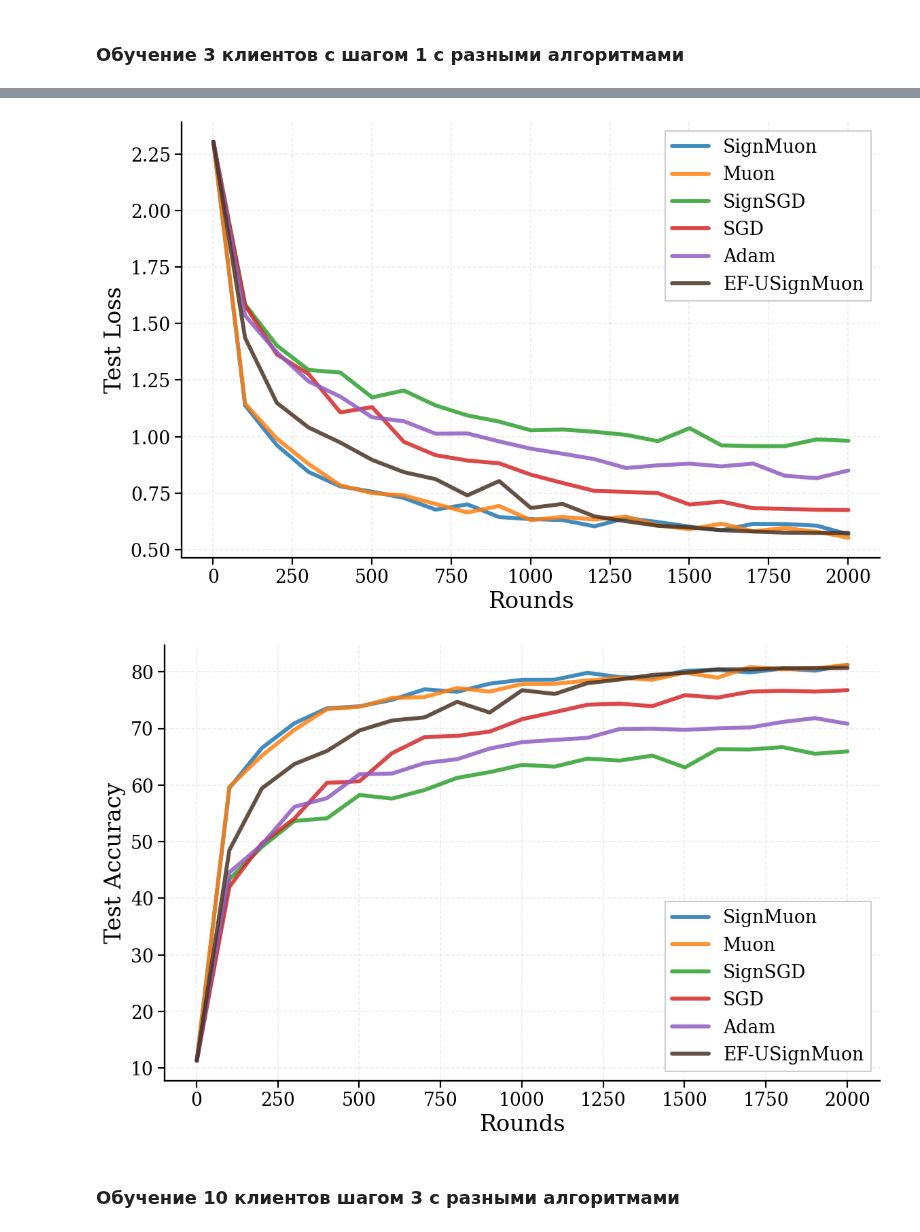
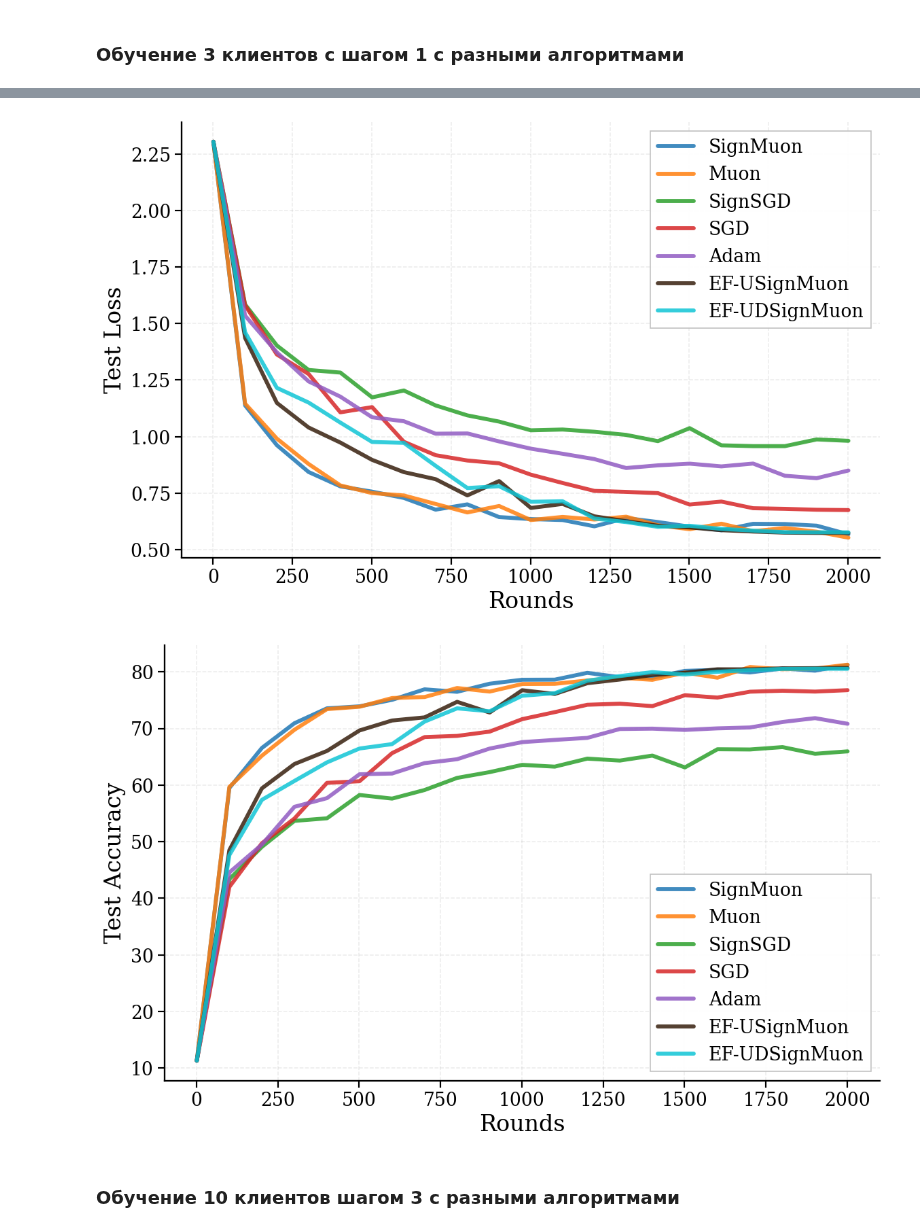
Before and after one commit to intsystems/2026-Project-203, a Jupyter notebook: code/plot_federated.ipynb, the cells around one changed output, grey strips where cells are left out. Saved outputs shown, nothing was run; the diff lists cells and outputs as text; code cells hidden in the pictures.

```diff
--- a/code/plot_federated.ipynb
+++ b/code/plot_federated.ipynb
@@ -140,7 +140,7 @@ plt.rcParams.update({
 
 # tab10 first five + medium pink as the 6th (explicit hex codes).
 COLORS = ["#1f77b4", "#ff7f0e", "#2ca02c", "#d62728",
-          "#915cc2", "#4A3322", "#7f7f7f", "#bcbd22", "#17becf"]
+          "#915cc2", "#37200E", "#10C5D5", "#4A3322", "#bcbd22", "#17becf"]
 _MARKERS = ["o", "s", "^", "D", "v", "P", "X", "*"]
 
 _METRIC_NAMES = {
@@ -342,6 +344,7 @@ plot_multiple_histories(
         "saves_federated/v3_after_renew/fed_cifar10_sgd_homo_cnn2_r2000_c3_s1",
         "saves_federated/v2_correct_moment/fed_cifar10_adam_homo_cnn2_r2000_c3_s1",
         "saves_federated/fed_cifar10_signmuon_ef_21_homo_cnn2_r2000_c3_s1",
+        "saves_federated/fed_cifar10_signmuon_ef_ud_homo_cnn2_r2000_c3_s1",
     ],
     labels=[
         "SignMuon",
@@ -350,37 +353,40 @@ plot_multiple_histories(
         "SGD",
         "Adam",
         "EF-USignMuon",
+        "EF-UDSignMuon",
     ],
     metric="test_loss",
     title="CIFAR10 test loss",
     save_path="im_fed/3_1_loss"
 )
 # %% [output]
-[figure, old version]
+[figure, new version]
 # %%
 plot_multiple_histories(
     run_dirs=[
         "saves_federated/v3_after_renew/fed_cifar10_signmuon_cl_homo_cnn2_r2000_c3_s1",
         "saves_federated/v3_after_renew/fed_cifar10_muon_homo_cnn2_r2000_c3_s1",
         "saves_federated/v2_correct_moment/fed_cifar10_signsgd_homo_cnn2_r2000_c3_s1",
         "saves_federated/v3_after_renew/fed_cifar10_sgd_homo_cnn2_r2000_c3_s1",
         "saves_federated/v2_correct_moment/fed_cifar10_adam_homo_cnn2_r2000_c3_s1",
         "saves_federated/fed_cifar10_signmuon_ef_21_homo_cnn2_r2000_c3_s1",
+        "saves_federated/fed_cifar10_signmuon_ef_ud_homo_cnn2_r2000_c3_s1",
     ],
     labels=[
         "SignMuon",
         "Muon",
         "SignSGD",
         "SGD",
         "Adam",
         "EF-USignMuon",
+        "EF-UDSignMuon",
     ],
     metric="test_acc",
     title="CIFAR10 test accuracy",
     save_path="im_fed/3_1_acc"
 )
 # %% [output]
-[figure, old version]
+[figure, new version]
 # %% [markdown]
 ### Обучение 10 клиентов шагом 3 с разными алгоритмами
 # %%
```
Also changed, not shown: parts of 4 cells of this notebook, 3 other files.
